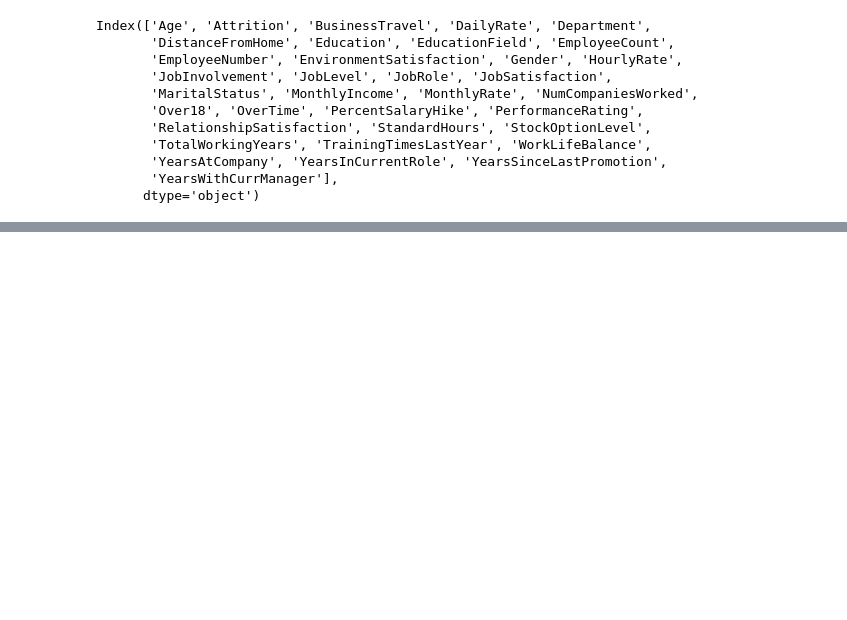
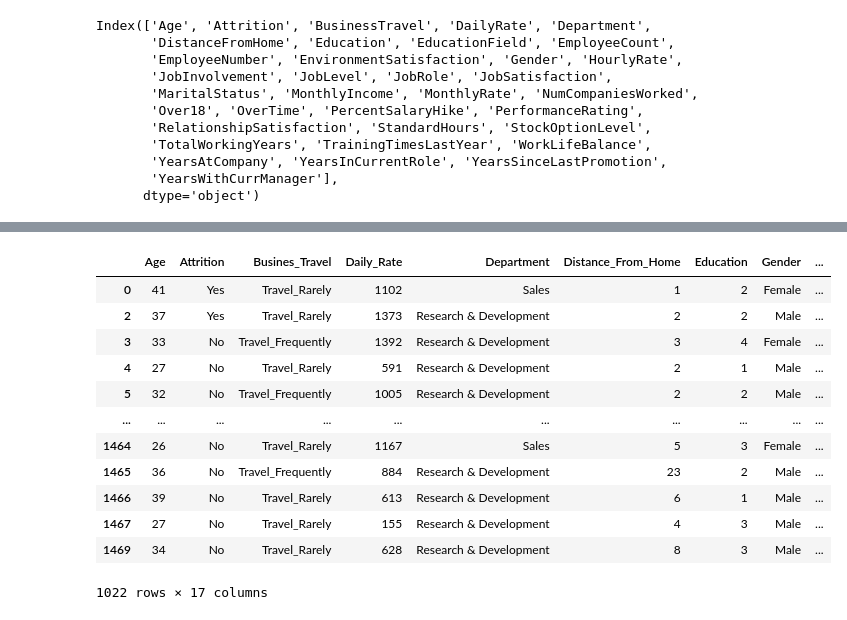
Before and after one commit to MalakS38/HR-Analytics-Cleaning, a Jupyter notebook: Notebook.ipynb, the cells around one changed output, grey strips where cells are left out. Drawn from its saved outputs; the diff is of its cells as text; code cells hidden in the pictures; blank space fills up the shorter version.

```diff
--- a/Notebook.ipynb
+++ b/Notebook.ipynb
@@ -42,5 +115,0 @@ df.head(5)
-# %%
-pd.set_option('display.max_rows', None)
-pd.set_option('display.max_columns', None)
-
-df
@@ -64,0 +163,16 @@ df
+# %%
+df[df["Years_At_Company"] <=8]
+# %% [output]
+|  | Age | Attrition | Busines_Travel | Daily_Rate | Department | Distance_From_Home | Education | Gender | ... |
+| 0 | 41 | Yes | Travel_Rarely | 1102 | Sales | 1 | 2 | Female | ... |
+| 2 | 37 | Yes | Travel_Rarely | 1373 | Research & Development | 2 | 2 | Male | ... |
+| 3 | 33 | No | Travel_Frequently | 1392 | Research & Development | 3 | 4 | Female | ... |
+| 4 | 27 | No | Travel_Rarely | 591 | Research & Development | 2 | 1 | Male | ... |
+| 5 | 32 | No | Travel_Frequently | 1005 | Research & Development | 2 | 2 | Male | ... |
+| ... | ... | ... | ... | ... | ... | ... | ... | ... | ... |
+| 1464 | 26 | No | Travel_Rarely | 1167 | Sales | 5 | 3 | Female | ... |
+| 1465 | 36 | No | Travel_Frequently | 884 | Research & Development | 23 | 2 | Male | ... |
+| 1466 | 39 | No | Travel_Rarely | 613 | Research & Development | 6 | 1 | Male | ... |
+| 1467 | 27 | No | Travel_Rarely | 155 | Research & Development | 4 | 3 | Male | ... |
+| 1469 | 34 | No | Travel_Rarely | 628 | Research & Development | 8 | 3 | Male | ... |
+1022 rows × 17 columns
```
Also changed, not shown: parts of 27 cells of this notebook.
